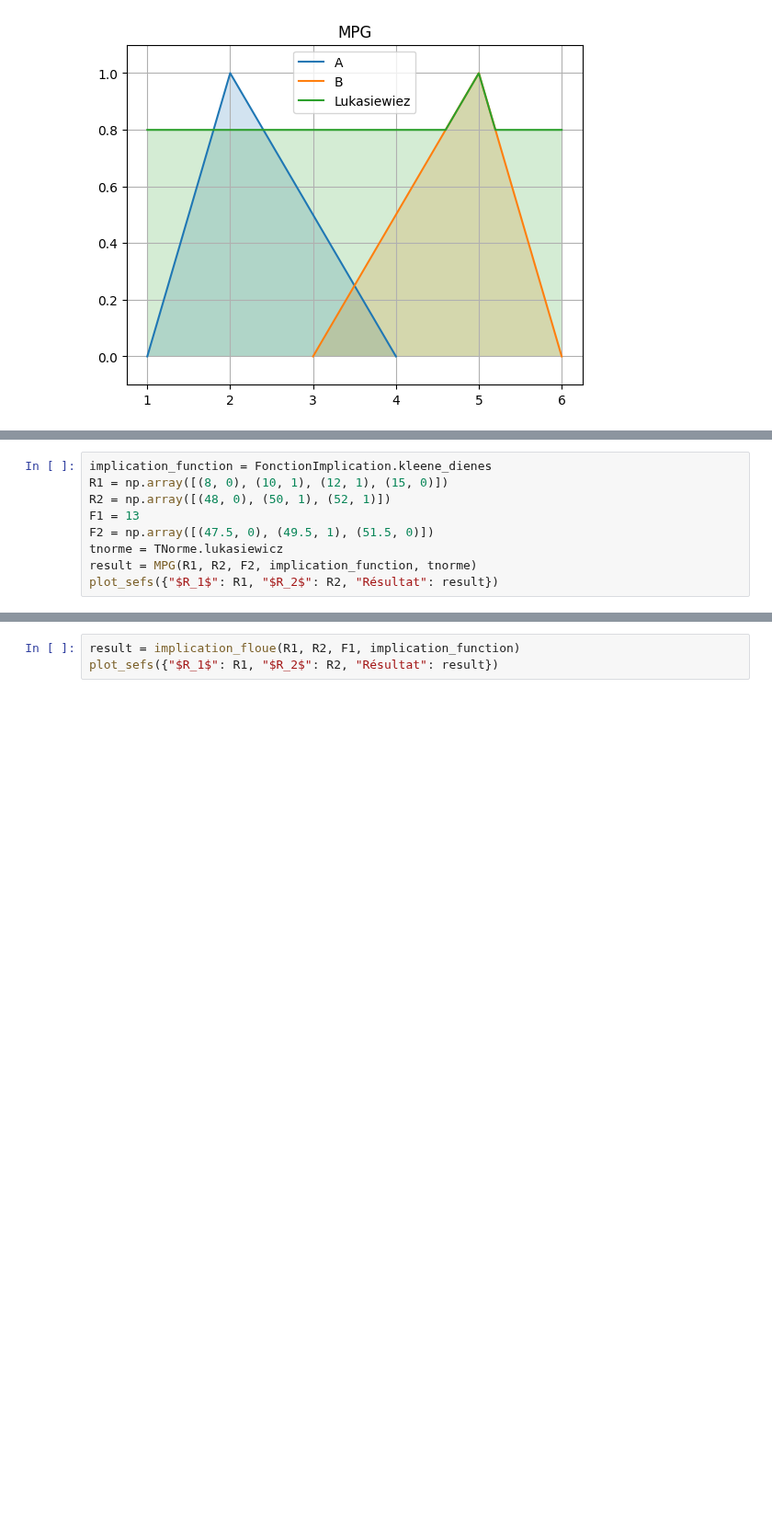
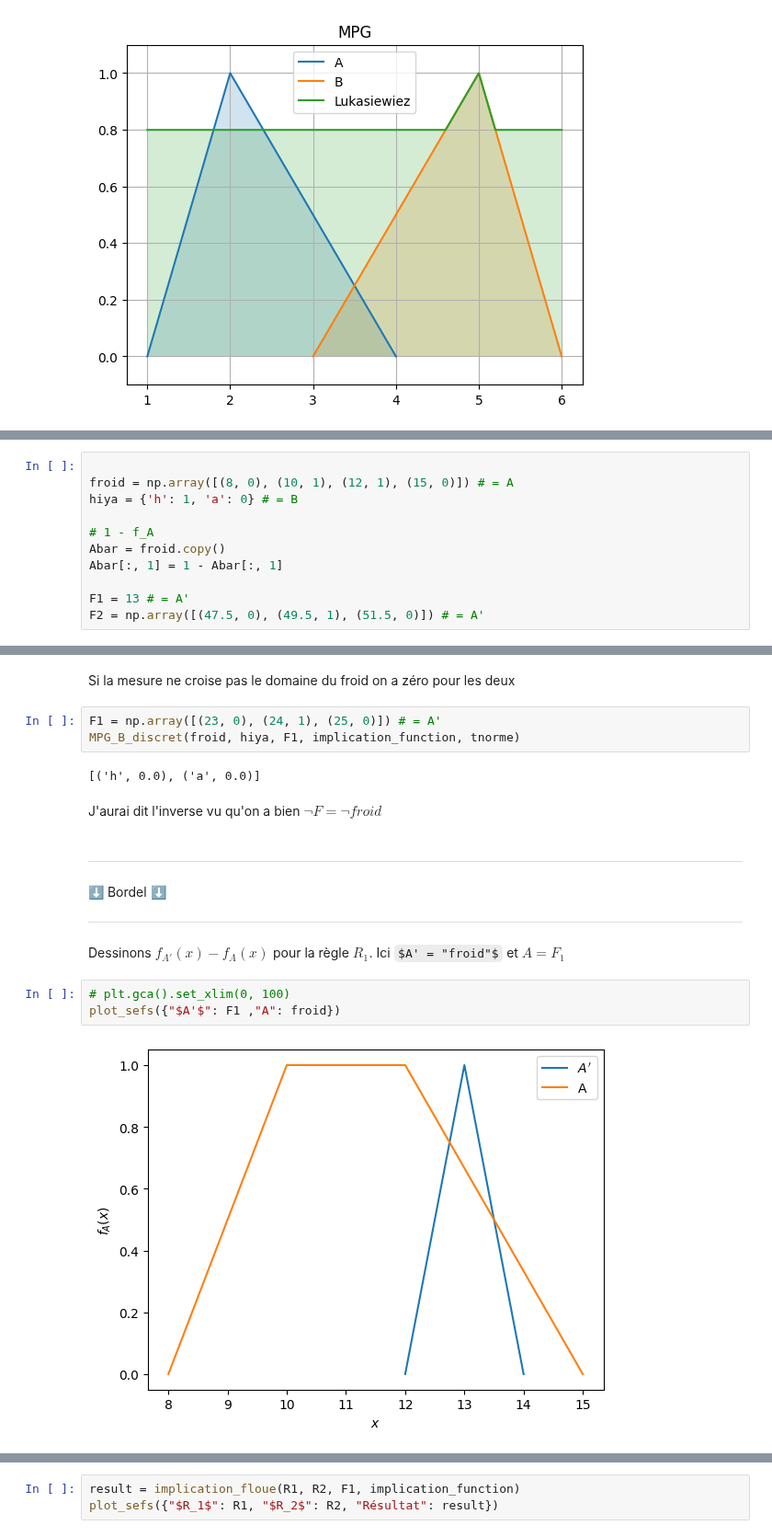
Before and after one commit to CharlesAttend/M2-DAC, a Jupyter notebook: XAI/TME/TME4-5/TME4.ipynb, the cells around one changed output, grey strips where cells are left out. Shown at 92% size. Drawn from its saved outputs; the diff is of its cells as text; some formulas as TeX source; blank space fills up the shorter version.

```diff
--- a/XAI/TME/TME4-5/TME4.ipynb
+++ b/XAI/TME/TME4-5/TME4.ipynb
@@ -676,9 +764,11 @@ tracer_sous_ensembles_flous({"A": A, "B": B, "Lukasiewiez": result}, title="MPG"
 # %%
-implication_function = FonctionImplication.kleene_dienes
-R1 = np.array([(8, 0), (10, 1), (12, 1), (15, 0)])
-R2 = np.array([(48, 0), (50, 1), (52, 1)])
-F1 = 13
-F2 = np.array([(47.5, 0), (49.5, 1), (51.5, 0)])
-tnorme = TNorme.lukasiewicz
-result = MPG(R1, R2, F2, implication_function, tnorme)
-plot_sefs({"$R_1$": R1, "$R_2$": R2, "Résultat": result})
+
+froid = np.array([(8, 0), (10, 1), (12, 1), (15, 0)]) # = A
+hiya = {'h': 1, 'a': 0} # = B
+
+# 1 - f_A
+Abar = froid.copy()
+Abar[:, 1] = 1 - Abar[:, 1]
+
+F1 = 13 # = A'
+F2 = np.array([(47.5, 0), (49.5, 1), (51.5, 0)]) # = A'
@@ -686,0 +811,22 @@ plot_sefs({"$R_1$": R1, "$R_2$": R2, "Résultat": result})
+# %% [markdown]
+Si la mesure ne croise pas le domaine du froid on a zéro pour les deux
+# %%
+F1 = np.array([(23, 0), (24, 1), (25, 0)]) # = A'
+MPG_B_discret(froid, hiya, F1, implication_function, tnorme)
+# %% [output]
+[('h', 0.0), ('a', 0.0)]
+# %% [markdown]
+J'aurai dit l'inverse vu qu'on a bien $\neg F = \neg froid$
+# %% [markdown]
+---
+
+⬇️ Bordel ⬇️
+
+---
+# %% [markdown]
+Dessinons $f_{A'}(x) - f_A(x)$ pour la règle $R_1$. Ici $A' = "froid"$ et $ A = F_1 $
+# %%
+# plt.gca().set_xlim(0, 100)
+plot_sefs({"$A'$": F1 ,"A": froid})
+# %% [output]
+[figure, added]
```
Also changed, not shown: parts of 22 cells of this notebook.
